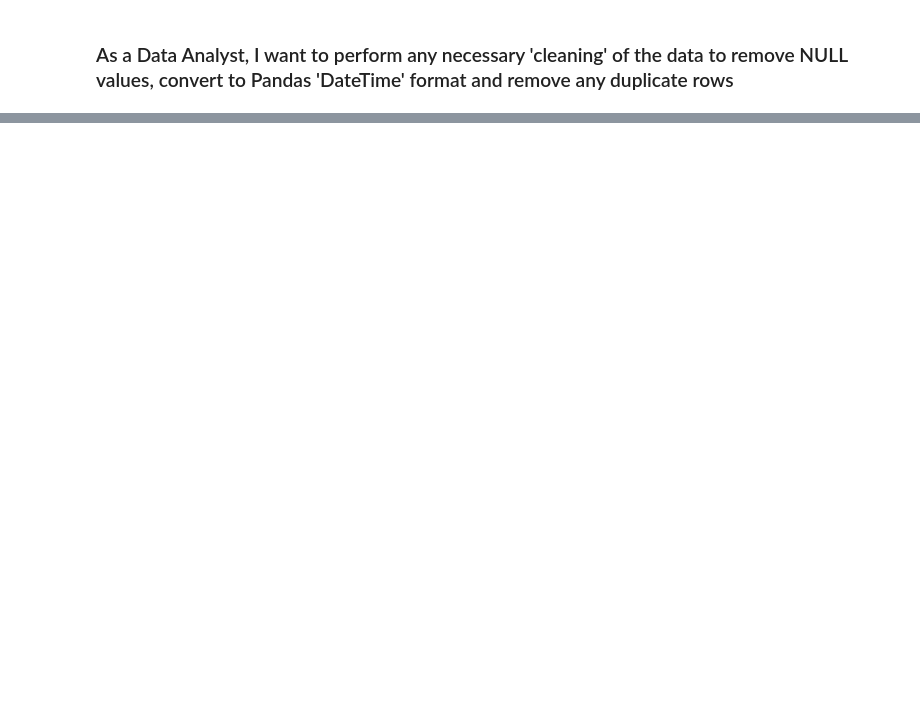
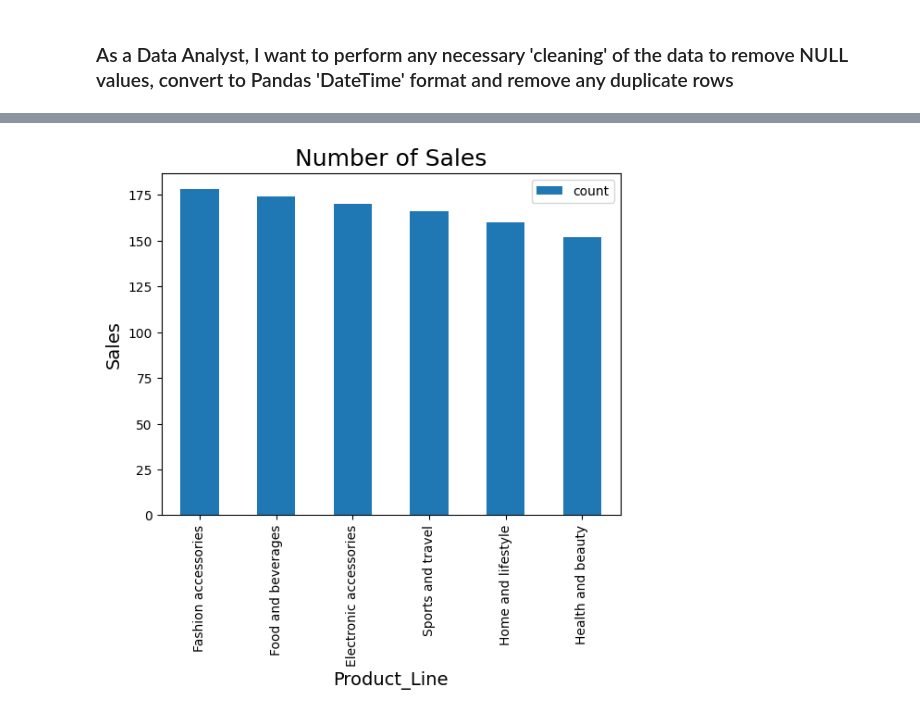
Before and after one commit to JenVega09/ExploratoryDataAnalysis, a Jupyter notebook: exploratory_data_analysis.ipynb, the cells around one changed output, grey strips where cells are left out. Saved outputs shown, nothing was run; the diff lists cells and outputs as text; code cells hidden in the pictures; blank space fills up the shorter version.

```diff
--- a/exploratory_data_analysis.ipynb
+++ b/exploratory_data_analysis.ipynb
@@ -18,0 +89,4 @@ InterfaceError: 2003: Can't connect to MySQL server on '%-.100s:%u' (%s) (Warnin
+# %%
+productline_query = "SELECT Product_Line, COUNT(*) as count from sales GROUP BY Product_Line ORDER BY count DESC"
+product_sales_df=pd.read_sql_query(productline_query,mydb)
+product_sales_df
@@ -29,0 +130,7 @@ InterfaceError: 2003: Can't connect to MySQL server on '%-.100s:%u' (%s) (Warnin
+# %%
+product_bar_chart = product_sales_df.plot.bar()
+plt.title("Number of Sales", fontsize = 18);
+plt.xlabel("Product_Line", fontsize = 14);
+plt.ylabel("Sales", fontsize = 14);
+# %% [output]
+[figure, added]
```
Also changed, not shown: parts of 20 cells of this notebook.
